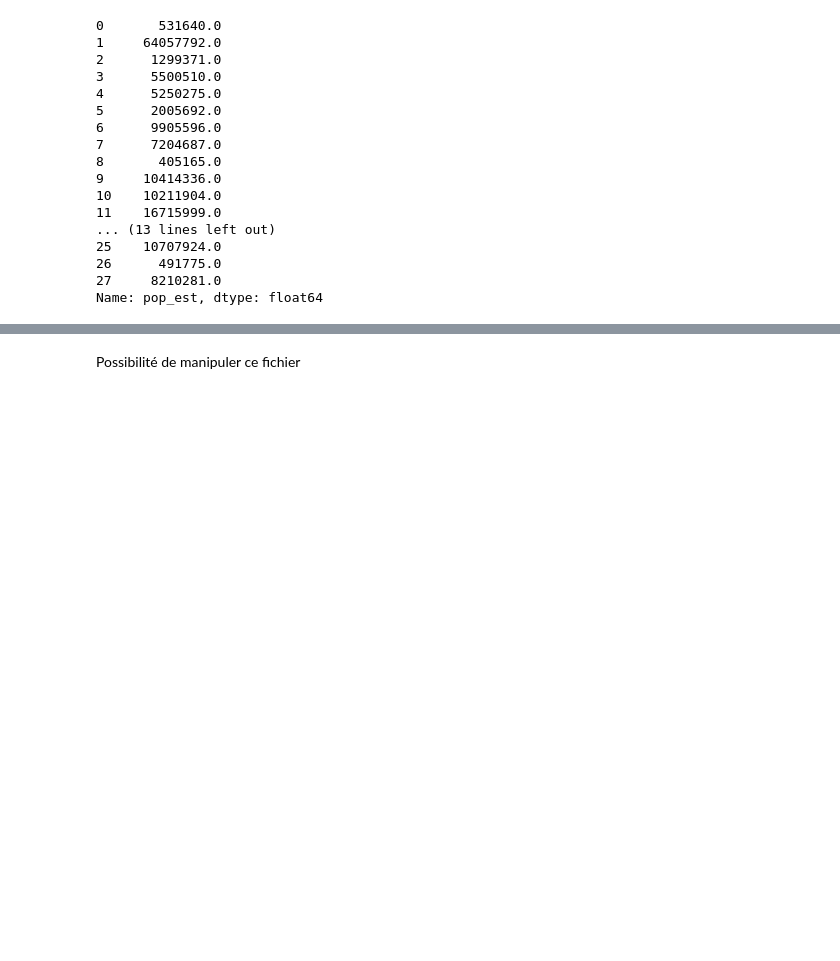
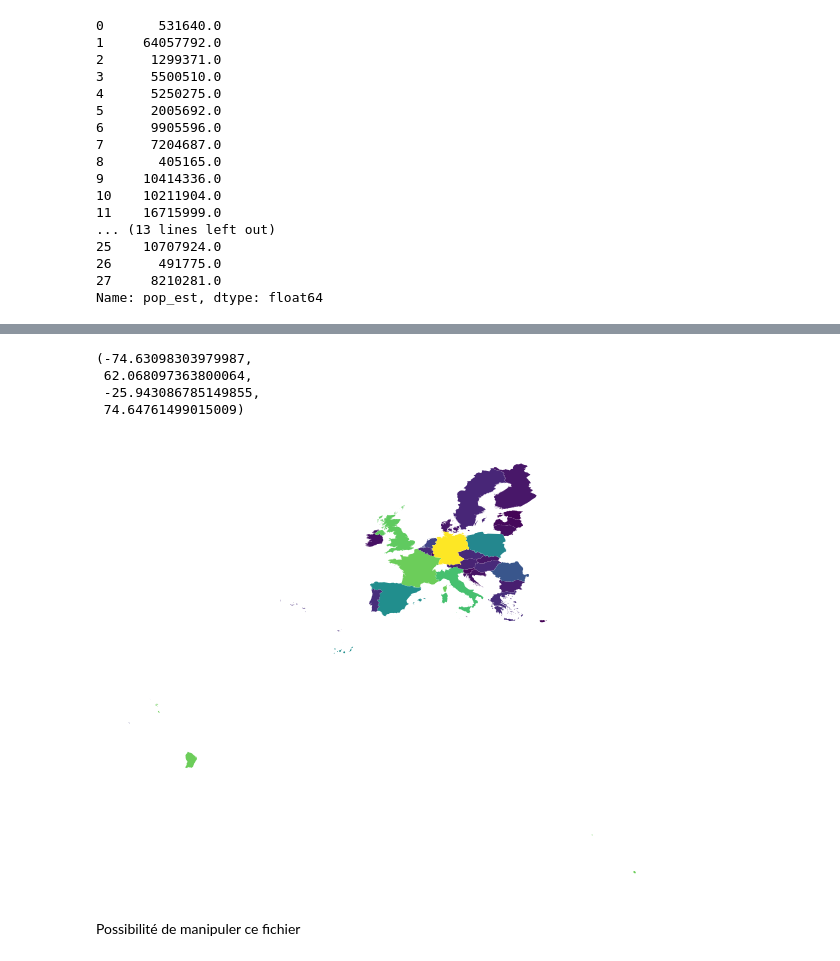
Before and after one commit to pyshs/Formation-UNIL-2021-printemps, a Jupyter notebook: Séance 6 - Données géographiques avec Pandas.ipynb, the cells around one changed output, grey strips where cells are left out. Cells and saved outputs as stored; diff of their text form; code cells hidden in the pictures; blank space fills up the shorter version.

```diff
--- a/Séance 6 - Données géographiques avec Pandas.ipynb
+++ b/Séance 6 - Données géographiques avec Pandas.ipynb
@@ -208,3 +202,13 @@ europe.plot(column="pop_est")
+# %%
+fig,ax = plt.subplots(figsize=(10,10))
+ue.plot(column="pop_est",ax=ax)
+plt.axis(False)
+# %% [output]
+(-74.63098303979987,
+ 62.068097363800064,
+ -25.943086785149855,
+ 74.64761499015009)
+[figure, added]
 # %% [markdown]
 Possibilité de manipuler ce fichier
 # %%
```
Also changed, not shown: parts of 4 cells of this notebook.
